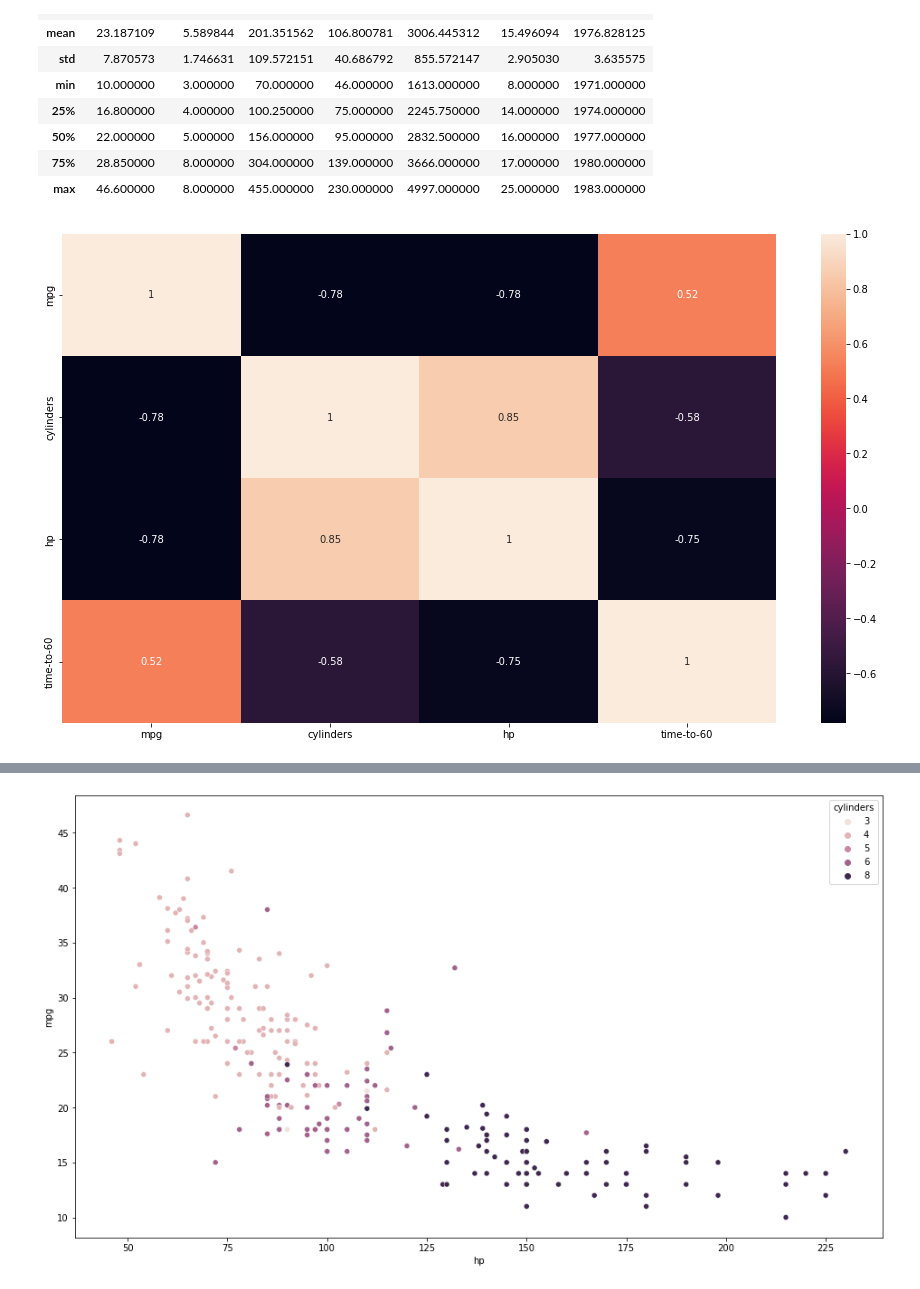
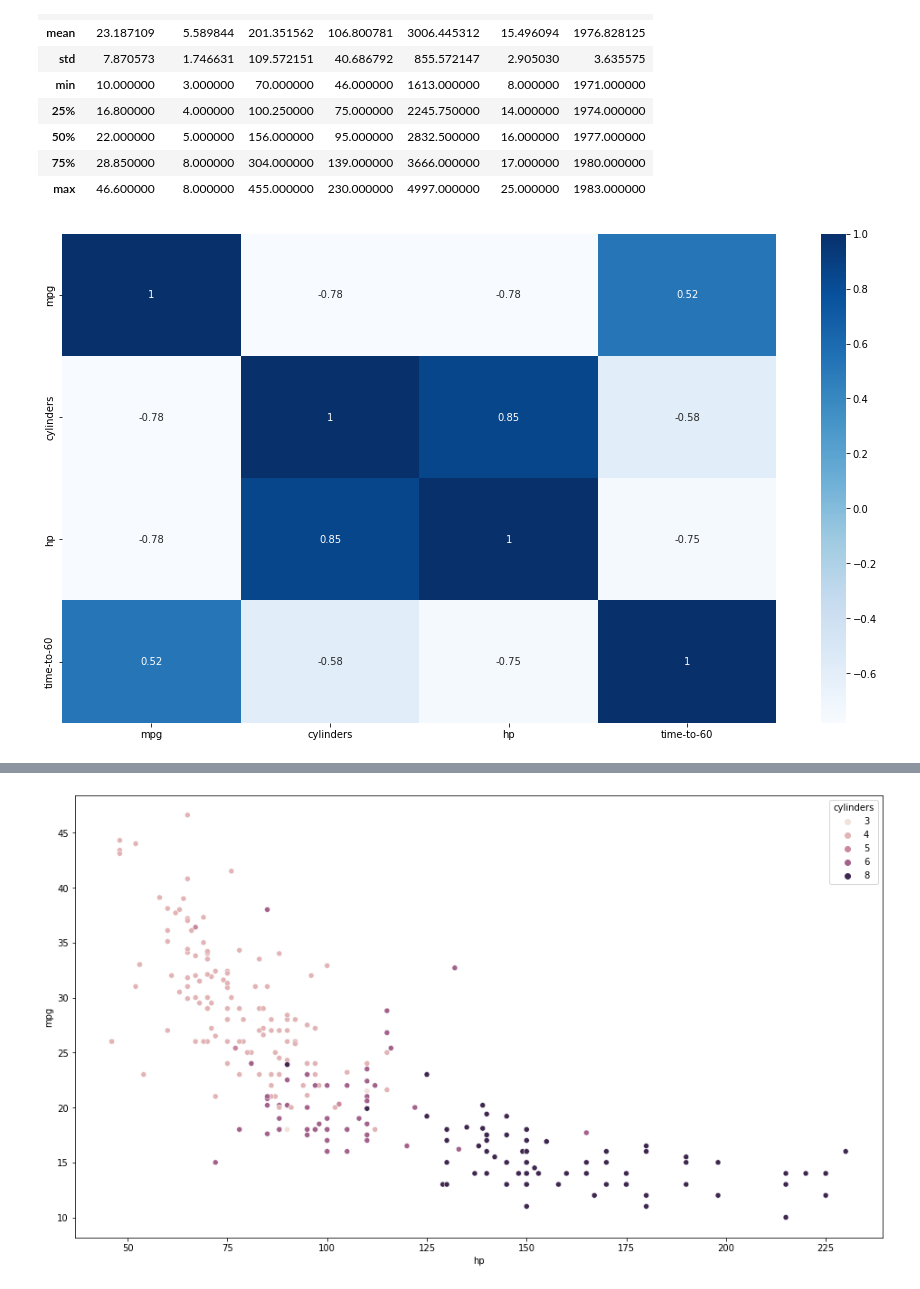
Before and after one commit to deborabastos/DS_big_data_studies, a Jupyter notebook: aula_interativa_1_TPD_bootcamp.ipynb, the cells around one changed output, grey strips where cells are left out. Drawn from its saved outputs; the diff is of its cells as text; code cells hidden in the pictures.

```diff
--- a/aula_interativa_1_TPD_bootcamp.ipynb
+++ b/aula_interativa_1_TPD_bootcamp.ipynb
@@ -146,12 +146,12 @@ df_carros.describe()
 | 75% | 28.850000 | 8.000000 | 304.000000 | 139.000000 | 3666.000000 | 17.000000 | 1980.000000 |
 | max | 46.600000 | 8.000000 | 455.000000 | 230.000000 | 4997.000000 | 25.000000 | 1983.000000 |
 # %%
-#encontrando a matriz de correlação entre alguns dados
+#plota a matriz de correlação entre alguns dados
 plt.rcParams["figure.figsize"] = [16, 9]
 matriz_correlacao=df_carros[['mpg','cylinders','hp','time-to-60']].corr()
-sns.heatmap(matriz_correlacao, annot=True)  #realiza o plot da matriz de correlação
+sns.heatmap(matriz_correlacao, annot=True, cmap="Blues")  #realiza o plot da matriz de correlação
 plt.show()
 # %% [output]
-[figure, old version]
+[figure, new version]
 # %%
 #plotando alguns gráficos
```
Also changed, not shown: parts of 9 cells of this notebook.
